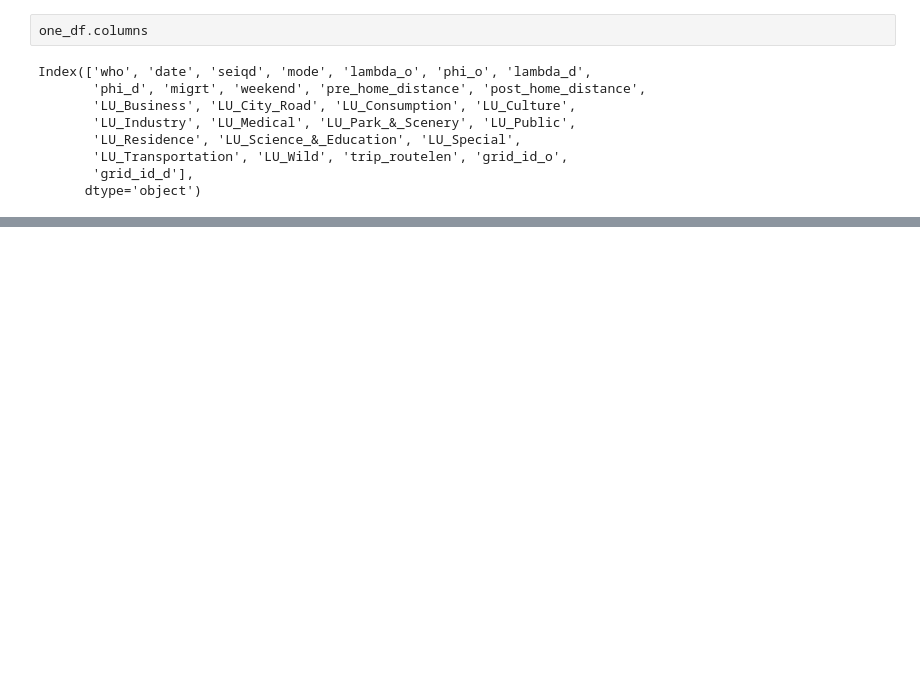
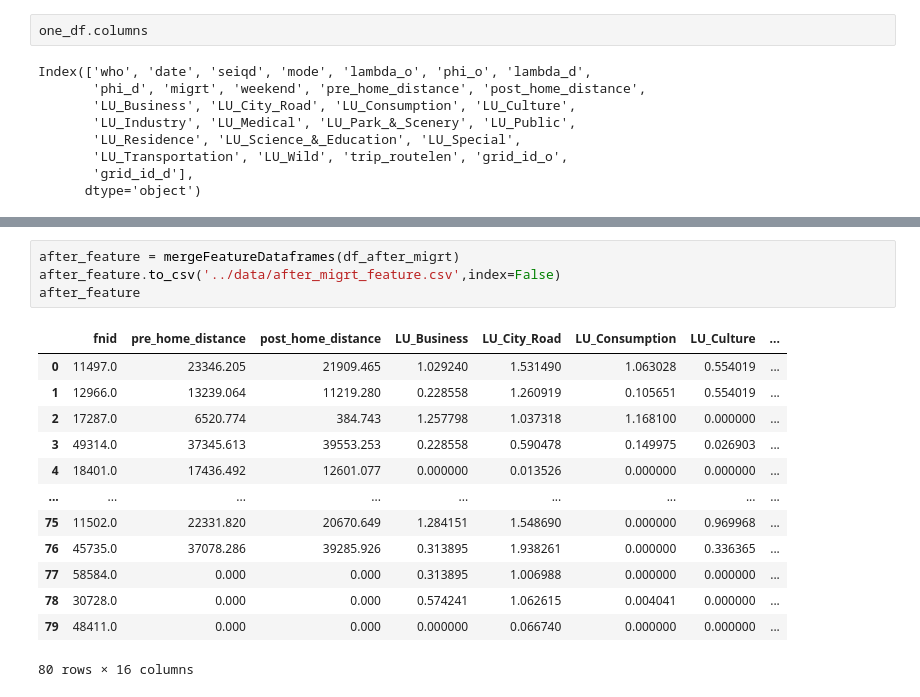
Before and after one commit to BoyangL1/sbirl-spatial-cognition, a Jupyter notebook: move_chain/traj_visual.ipynb, the cells around one changed output, grey strips where cells are left out. Saved outputs shown, nothing was run; the diff lists cells and outputs as text; blank space fills up the shorter version.

```diff
--- a/move_chain/traj_visual.ipynb
+++ b/move_chain/traj_visual.ipynb
@@ -318,0 +257,18 @@ merged_df
+# %%
+after_feature = mergeFeatureDataframes(df_after_migrt)
+after_feature.to_csv('../data/after_migrt_feature.csv',index=False)
+after_feature
+# %% [output]
+|  | fnid | pre_home_distance | post_home_distance | LU_Business | LU_City_Road | LU_Consumption | LU_Culture | ... |
+| 0 | 11497.0 | 23346.205 | 21909.465 | 1.029240 | 1.531490 | 1.063028 | 0.554019 | ... |
+| 1 | 12966.0 | 13239.064 | 11219.280 | 0.228558 | 1.260919 | 0.105651 | 0.554019 | ... |
+| 2 | 17287.0 | 6520.774 | 384.743 | 1.257798 | 1.037318 | 1.168100 | 0.000000 | ... |
+| 3 | 49314.0 | 37345.613 | 39553.253 | 0.228558 | 0.590478 | 0.149975 | 0.026903 | ... |
+| 4 | 18401.0 | 17436.492 | 12601.077 | 0.000000 | 0.013526 | 0.000000 | 0.000000 | ... |
+| ... | ... | ... | ... | ... | ... | ... | ... | ... |
+| 75 | 11502.0 | 22331.820 | 20670.649 | 1.284151 | 1.548690 | 0.000000 | 0.969968 | ... |
+| 76 | 45735.0 | 37078.286 | 39285.926 | 0.313895 | 1.938261 | 0.000000 | 0.336365 | ... |
+| 77 | 58584.0 | 0.000 | 0.000 | 0.313895 | 1.006988 | 0.000000 | 0.000000 | ... |
+| 78 | 30728.0 | 0.000 | 0.000 | 0.574241 | 1.062615 | 0.004041 | 0.000000 | ... |
+| 79 | 48411.0 | 0.000 | 0.000 | 0.000000 | 0.066740 | 0.000000 | 0.000000 | ... |
+80 rows × 16 columns
```
Also changed, not shown: parts of 8 cells of this notebook, 2 other files.
